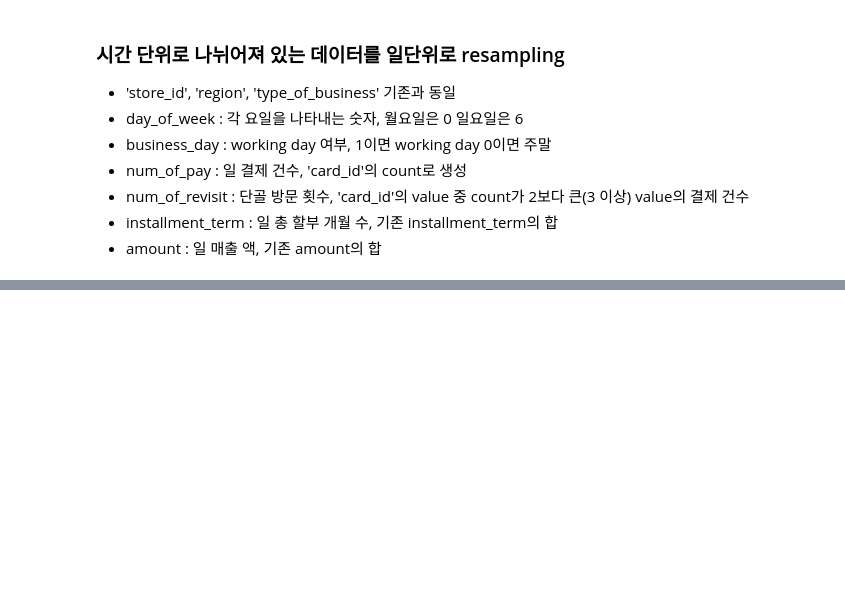
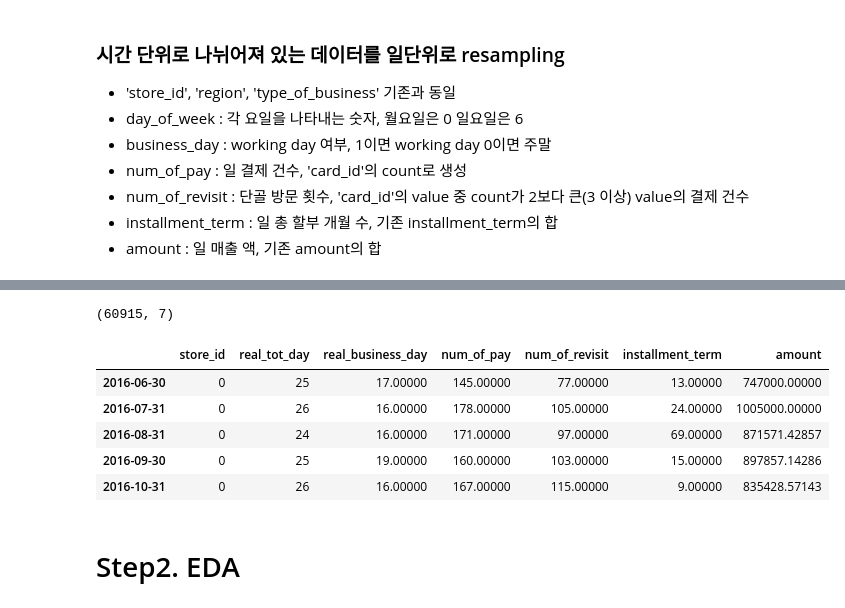
Before and after one commit to factorLee/kaggle-dacon, a Jupyter notebook: dacon/[연습]상점 신용카드 매출 예측 경진대회/baseline필사01.ipynb, the cells around one changed output, grey strips where cells are left out. Drawn from its saved outputs; the diff is of its cells as text; code cells hidden in the pictures; blank space fills up the shorter version.

Commit message:
data processing

```diff
--- a/dacon/[연습]상점 신용카드 매출 예측 경진대회/baseline필사01.ipynb
+++ b/dacon/[연습]상점 신용카드 매출 예측 경진대회/baseline필사01.ipynb
@@ -218,0 +284,36 @@ def resample_day(train_df):
+# %%
+def resample_month(frame_day):
+    sum_cols = ['num_of_pay', 'num_of_revisit', 'installment_term', 'amount']
+
+    df_monthly = pd.DataFrame()
+
+    for i in frame_day.store_id.unique():
+        df_set = frame_day[frame_day.store_id == i]
+
+        # nan값이 발생하는 경우를 없애기 위해 이전, 이후 달에 대한 정보를 추가한 후 제거
+        prev_date = pd.date_range(start=(df_set.index[0] - relativedelta(months=1)), end=(df_set.index[0] - relativedelta(months=1)))
+        add_date = pd.date_range(start=(df_set.index[-1] + relativedelta(months=1)), end=(df_set.index[-1] + relativedelta(months=1)))
+        df_set = pd.concat([pd.DataFrame(index=prev_date), df_set, pd.DataFrame(index=add_date)], axis=0)
+
+        df_set.loc[dt.strftime(df_set.index[0], '%Y-%m'), :] = 1
+        df_set.loc[dt.strftime(df_set.index[-1], '%Y-%m'), :] = 1
+
+        tot_day = df_set[df_set.amount != 0].day_of_week.resample(rule='m').count().rename('real_tot_day')
+        business = df_set[df_set.amount != 0].business_day.resample(rule='m').sum().rename('real_business_day')
+
+        business = business.drop([business.index[0], business.index[-1]], axis=0)
+        tot_day = tot_day.drop([tot_day.index[0], tot_day.index[-1]], axis=0)
+        df_set = df_set.drop([df_set.index[0], df_set.index[-1]], axis=0)
+
+        df = pd.concat([tot_day, business, df_set[sum_cols].resample(rule='m').sum()], axis=1)
+
+        df.insert(0, 'store_id', i)
+        df.insert(6, 'region', df_set.region.values[0])
+        df.insert(7, 'type_of_business', df_set.type_of_business.values[0])
+
+        df_monthly = pd.concat([df_monthly, df], axis=0)
+
+    return df_monthly
+# %%
+%%time
+df_month = resample_month(df_day)
@@ -218,0 +342,3 @@ def resample_day(train_df):
+# %%
+df_month = df_month.drop(['region', 'type_of_business'], axis=1)
+df_month.isnull().sum()
@@ -218,0 +354,13 @@ def resample_day(train_df):
+# %%
+print(df_month.shape)
+df_month.head()
+# %% [output]
+(60915, 7)
+|  | store_id | real_tot_day | real_business_day | num_of_pay | num_of_revisit | installment_term | amount |
+| 2016-06-30 | 0 | 25 | 17.00000 | 145.00000 | 77.00000 | 13.00000 | 747000.00000 |
+| 2016-07-31 | 0 | 26 | 16.00000 | 178.00000 | 105.00000 | 24.00000 | 1005000.00000 |
+| 2016-08-31 | 0 | 24 | 16.00000 | 171.00000 | 97.00000 | 69.00000 | 871571.42857 |
+| 2016-09-30 | 0 | 25 | 19.00000 | 160.00000 | 103.00000 | 15.00000 | 897857.14286 |
+| 2016-10-31 | 0 | 26 | 16.00000 | 167.00000 | 115.00000 | 9.00000 | 835428.57143 |
+# %% [markdown]
+# Step2. EDA
```
Also changed, not shown: parts of 12 cells of this notebook.
